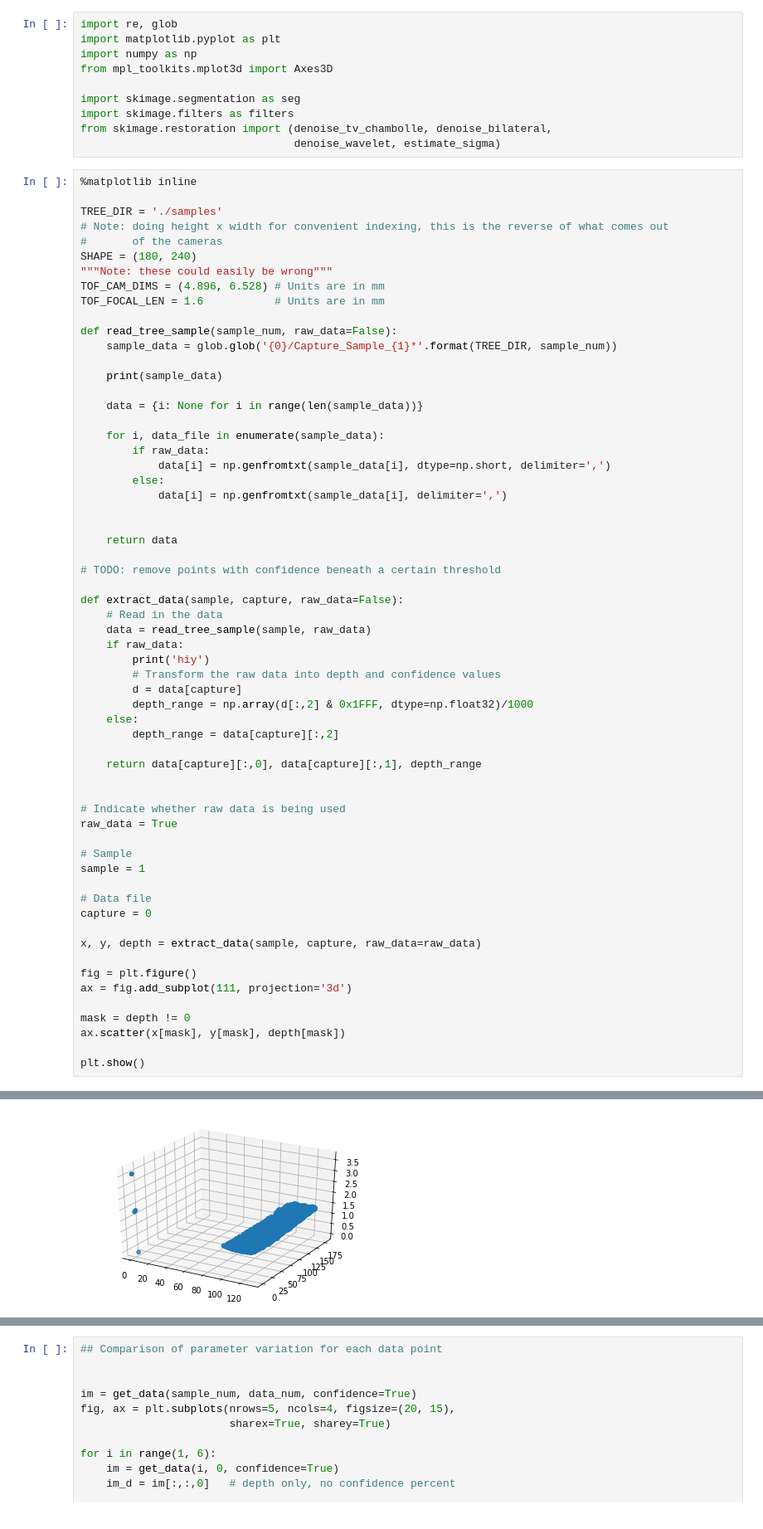
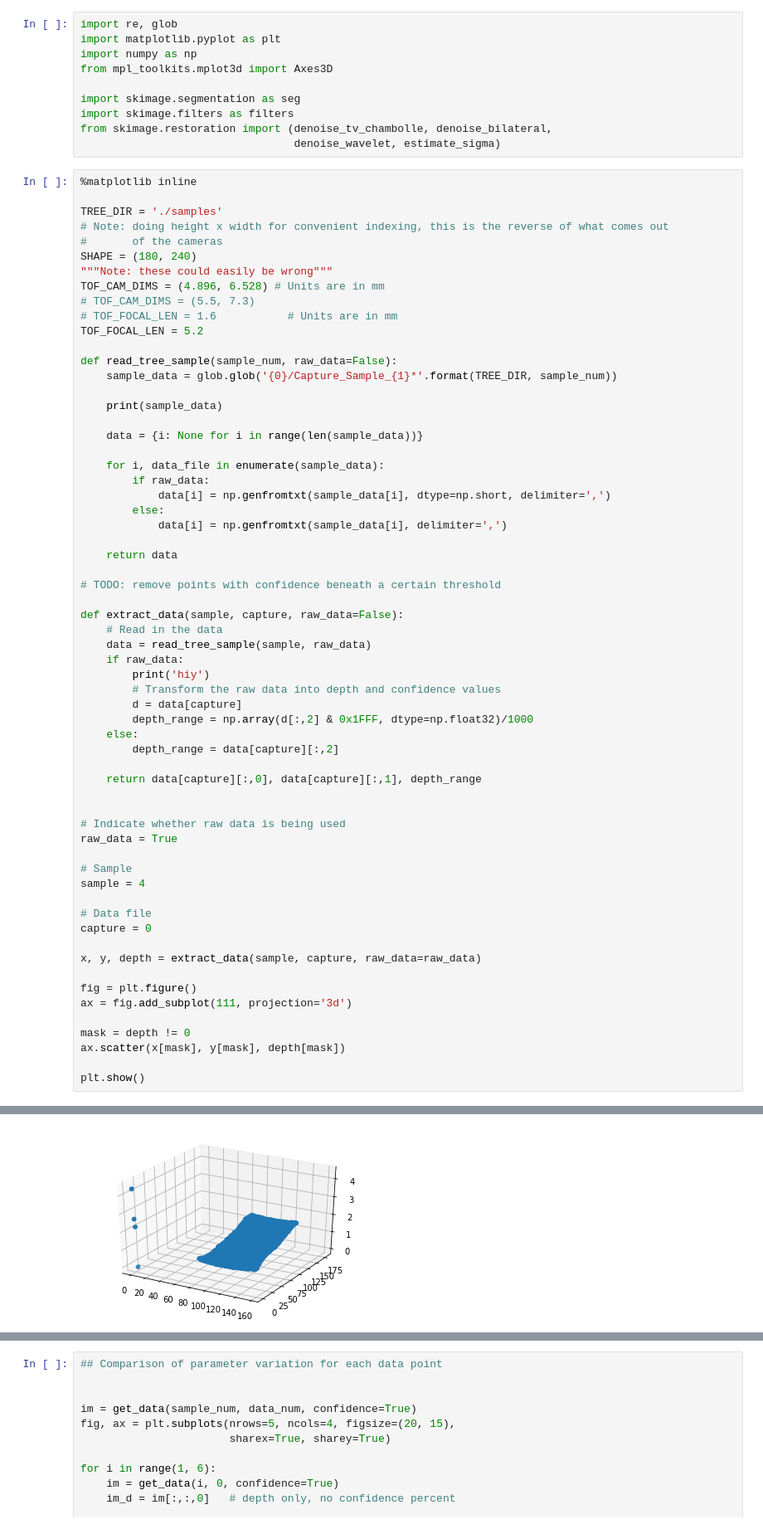
Before and after one commit to ameliaholcomb/trees, a Jupyter notebook: TreeProcessing/TreeProcessor.ipynb, the cells around one changed output, grey strips where cells are left out. Shown at 83% size. Saved outputs shown, nothing was run; the diff lists cells and outputs as text.

```diff
--- a/TreeProcessing/TreeProcessor.ipynb
+++ b/TreeProcessing/TreeProcessor.ipynb
@@ -19,7 +19,9 @@ TREE_DIR = './samples'
 SHAPE = (180, 240)
 """Note: these could easily be wrong"""
 TOF_CAM_DIMS = (4.896, 6.528) # Units are in mm
-TOF_FOCAL_LEN = 1.6           # Units are in mm
+# TOF_CAM_DIMS = (5.5, 7.3)
+# TOF_FOCAL_LEN = 1.6           # Units are in mm
+TOF_FOCAL_LEN = 5.2
 
 def read_tree_sample(sample_num, raw_data=False):
     sample_data = glob.glob('{0}/Capture_Sample_{1}*'.format(TREE_DIR, sample_num))
@@ -33,7 +35,6 @@ def read_tree_sample(sample_num, raw_data=False):
             data[i] = np.genfromtxt(sample_data[i], dtype=np.short, delimiter=',')
         else:
             data[i] = np.genfromtxt(sample_data[i], delimiter=',')
-
 
     return data
 
@@ -57,7 +58,7 @@ def extract_data(sample, capture, raw_data=False):
 raw_data = True
 
 # Sample
-sample = 1
+sample = 4
 
 # Data file
 capture = 0
@@ -76,2 +77,2 @@ plt.show()
 hiy
-[figure, old version]
+[figure, new version]
```
Also changed, not shown: parts of 4 cells of this notebook, 1 other file.
